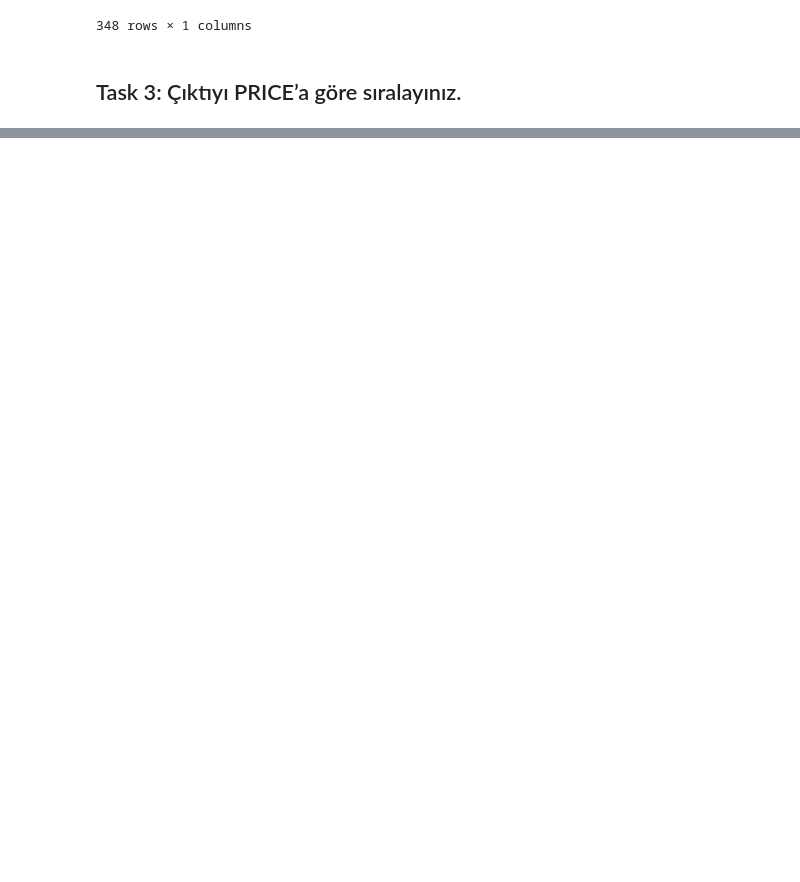
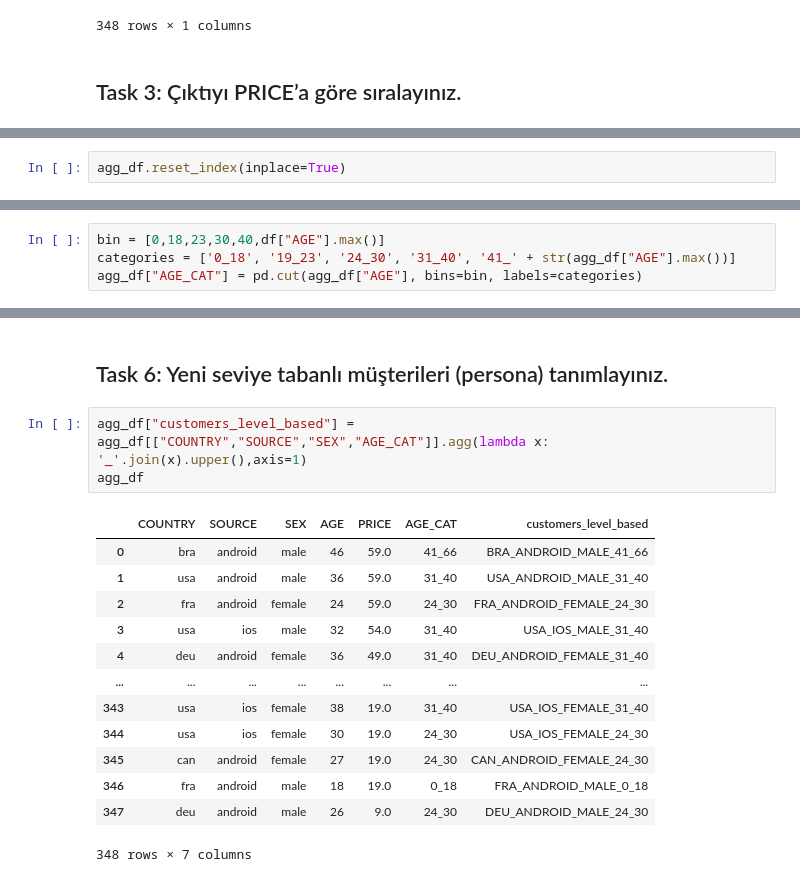
Before and after one commit to umutarsln/IOS-CustomerYield, a Jupyter notebook: main/main.ipynb, the cells around one changed output, grey strips where cells are left out. Cells and saved outputs as stored; diff of their text form; blank space fills up the shorter version.

```diff
--- a/main/main.ipynb
+++ b/main/main.ipynb
@@ -207,0 +201,2 @@ agg_df
+# %%
+agg_df.reset_index(inplace=True)
@@ -207,0 +214,4 @@ agg_df
+# %%
+bin = [0,18,23,30,40,df["AGE"].max()]
+categories = ['0_18', '19_23', '24_30', '31_40', '41_' + str(agg_df["AGE"].max())]
+agg_df["AGE_CAT"] = pd.cut(agg_df["AGE"], bins=bin, labels=categories)
@@ -207,0 +232,19 @@ agg_df
+# %% [markdown]
+## Task 6: Yeni seviye tabanlı müşterileri (persona) tanımlayınız.
+# %%
+agg_df["customers_level_based"] = agg_df[["COUNTRY","SOURCE","SEX","AGE_CAT"]].agg(lambda x: '_'.join(x).upper(),axis=1)
+agg_df
+# %% [output]
+|  | COUNTRY | SOURCE | SEX | AGE | PRICE | AGE_CAT | customers_level_based |
+| 0 | bra | android | male | 46 | 59.0 | 41_66 | BRA_ANDROID_MALE_41_66 |
+| 1 | usa | android | male | 36 | 59.0 | 31_40 | USA_ANDROID_MALE_31_40 |
+| 2 | fra | android | female | 24 | 59.0 | 24_30 | FRA_ANDROID_FEMALE_24_30 |
+| 3 | usa | ios | male | 32 | 54.0 | 31_40 | USA_IOS_MALE_31_40 |
+| 4 | deu | android | female | 36 | 49.0 | 31_40 | DEU_ANDROID_FEMALE_31_40 |
+| ... | ... | ... | ... | ... | ... | ... | ... |
+| 343 | usa | ios | female | 38 | 19.0 | 31_40 | USA_IOS_FEMALE_31_40 |
+| 344 | usa | ios | female | 30 | 19.0 | 24_30 | USA_IOS_FEMALE_24_30 |
+| 345 | can | android | female | 27 | 19.0 | 24_30 | CAN_ANDROID_FEMALE_24_30 |
+| 346 | fra | android | male | 18 | 19.0 | 0_18 | FRA_ANDROID_MALE_0_18 |
+| 347 | deu | android | male | 26 | 9.0 | 24_30 | DEU_ANDROID_MALE_24_30 |
+348 rows × 7 columns
```
Also changed, not shown: parts of 9 cells of this notebook.
